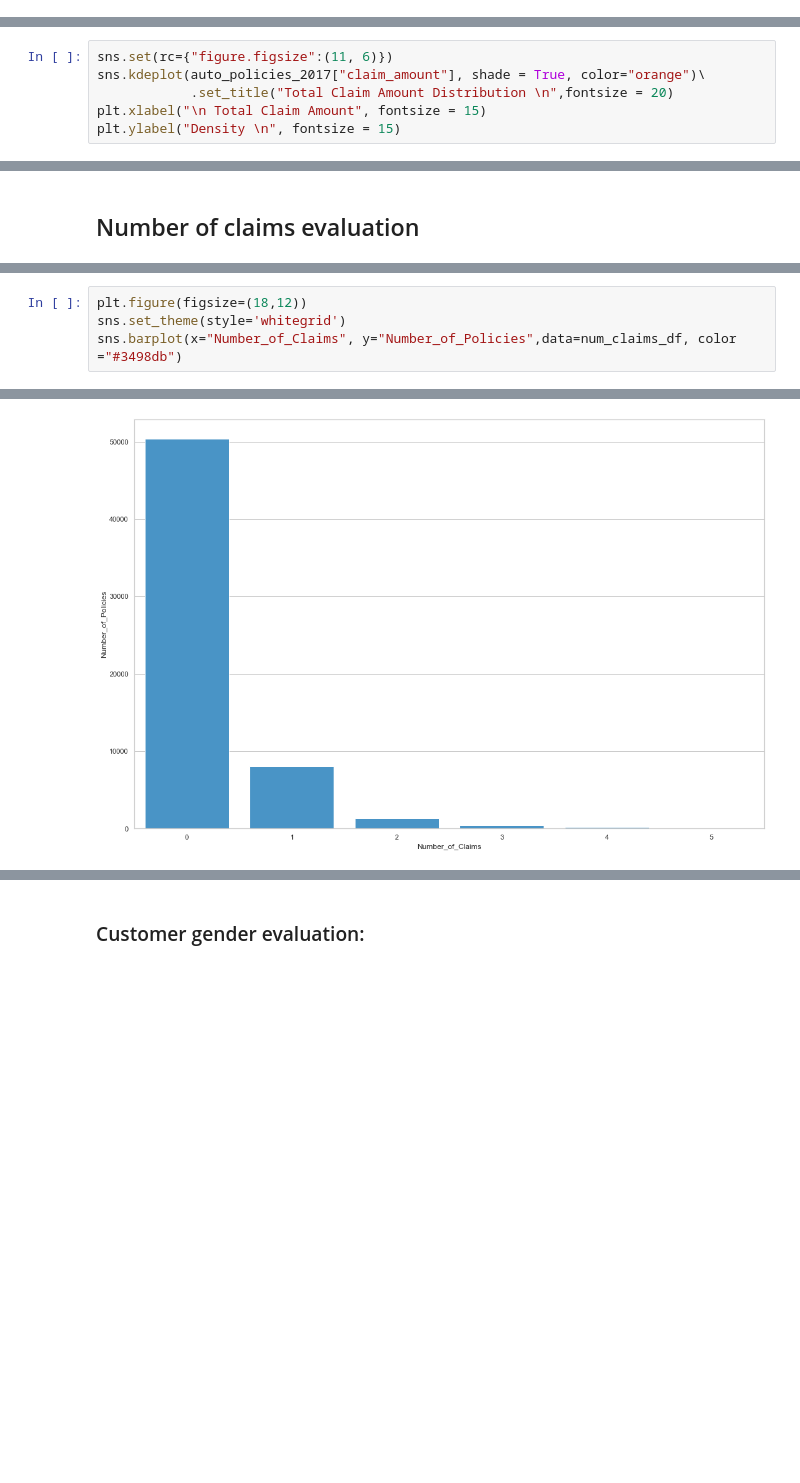
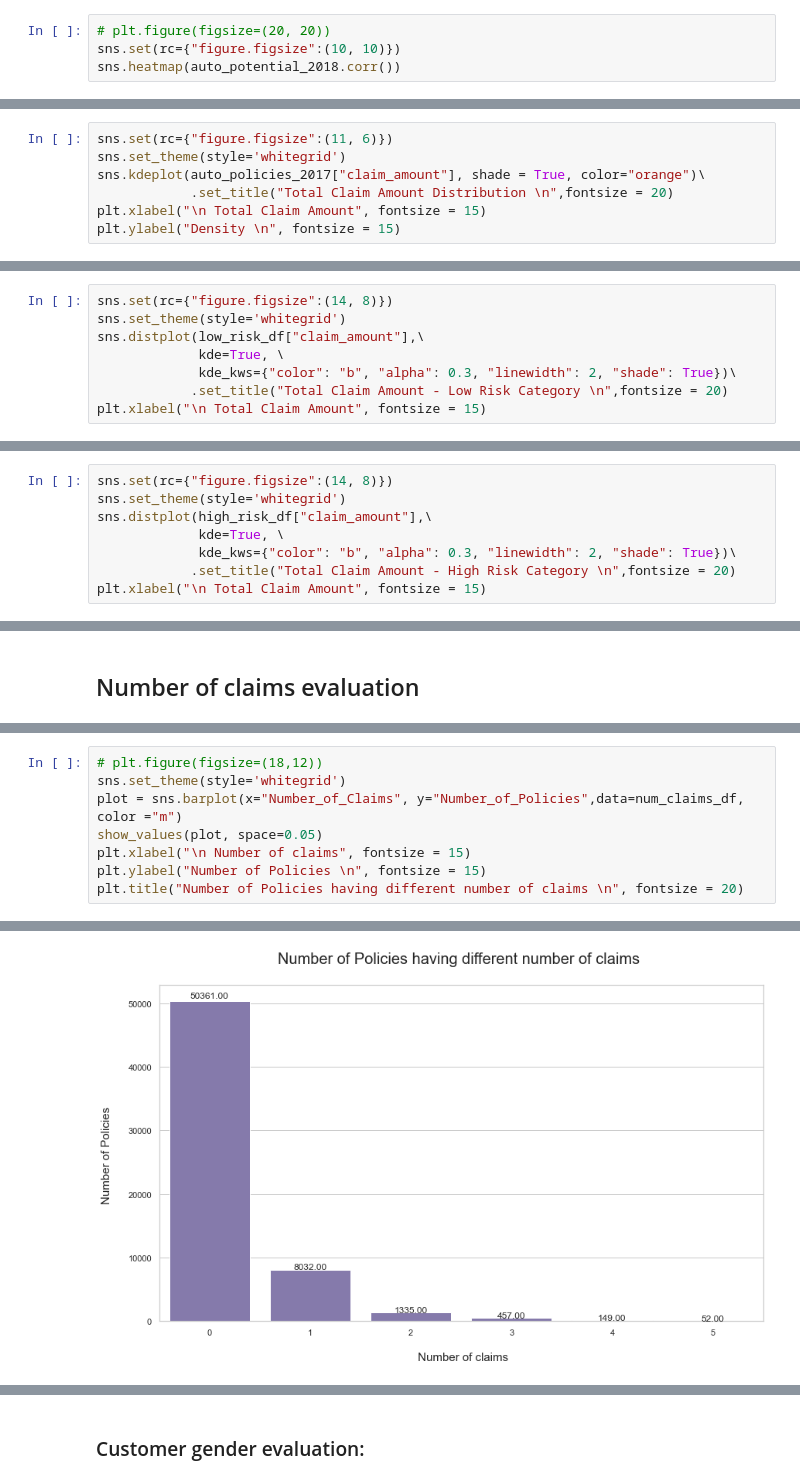
Before and after one commit to suhitasva/Auto_Insurance_Study, a Jupyter notebook: case_study_code_file.ipynb, the cells around one changed output, grey strips where cells are left out. Drawn from its saved outputs; the diff is of its cells as text; blank space fills up the shorter version.

```diff
--- a/case_study_code_file.ipynb
+++ b/case_study_code_file.ipynb
@@ -208,0 +280,4 @@ Series([], dtype: int64)
+# %%
+# plt.figure(figsize=(20, 20))
+sns.set(rc={"figure.figsize":(10, 10)})
+sns.heatmap(auto_potential_2018.corr())
@@ -226,5 +308,6 @@ Name: claim_amount, Length: 10031, dtype: float64
 # %%
 sns.set(rc={"figure.figsize":(11, 6)})
+sns.set_theme(style='whitegrid')
 sns.kdeplot(auto_policies_2017["claim_amount"], shade = True, color="orange")\
             .set_title("Total Claim Amount Distribution \n",fontsize = 20)
 plt.xlabel("\n Total Claim Amount", fontsize = 15)
@@ -234,0 +325,8 @@ Text(0, 0.5, 'Density \n')
+# %%
+sns.set(rc={"figure.figsize":(14, 8)})
+sns.set_theme(style='whitegrid')
+sns.distplot(low_risk_df["claim_amount"],\
+             kde=True, \
+             kde_kws={"color": "b", "alpha": 0.3, "linewidth": 2, "shade": True})\
+            .set_title("Total Claim Amount - Low Risk Category \n",fontsize = 20)
+plt.xlabel("\n Total Claim Amount", fontsize = 15)
@@ -234,0 +338,8 @@ Text(0, 0.5, 'Density \n')
+# %%
+sns.set(rc={"figure.figsize":(14, 8)})
+sns.set_theme(style='whitegrid')
+sns.distplot(high_risk_df["claim_amount"],\
+             kde=True, \
+             kde_kws={"color": "b", "alpha": 0.3, "linewidth": 2, "shade": True})\
+            .set_title("Total Claim Amount - High Risk Category \n",fontsize = 20)
+plt.xlabel("\n Total Claim Amount", fontsize = 15)
@@ -258,7 +364,11 @@ num_claims_df
 | 4 | 4 | 149 |
 | 5 | 5 | 52 |
 # %%
-plt.figure(figsize=(18,12))
+# plt.figure(figsize=(18,12))
 sns.set_theme(style='whitegrid')
-sns.barplot(x="Number_of_Claims", y="Number_of_Policies",data=num_claims_df, color ="#3498db")
+plot = sns.barplot(x="Number_of_Claims", y="Number_of_Policies",data=num_claims_df, color ="m")
+show_values(plot, space=0.05)
+plt.xlabel("\n Number of claims", fontsize = 15)
+plt.ylabel("Number of Policies \n", fontsize = 15)
+plt.title("Number of Policies having different number of claims \n", fontsize = 20)
 # %% [output]
@@ -266 +376 @@ sns.barplot(x="Number_of_Claims", y="Number_of_Policies",data=num_claims_df, col
-[figure, old version]
+[figure, new version]
```
Also changed, not shown: parts of 103 cells of this notebook.
